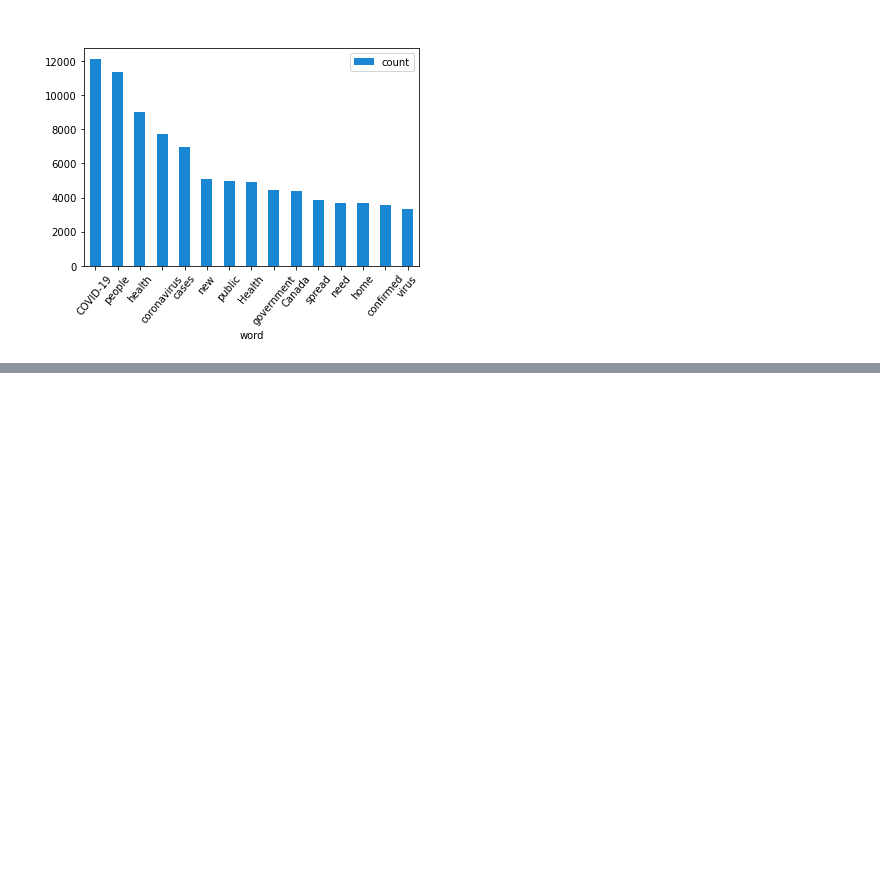
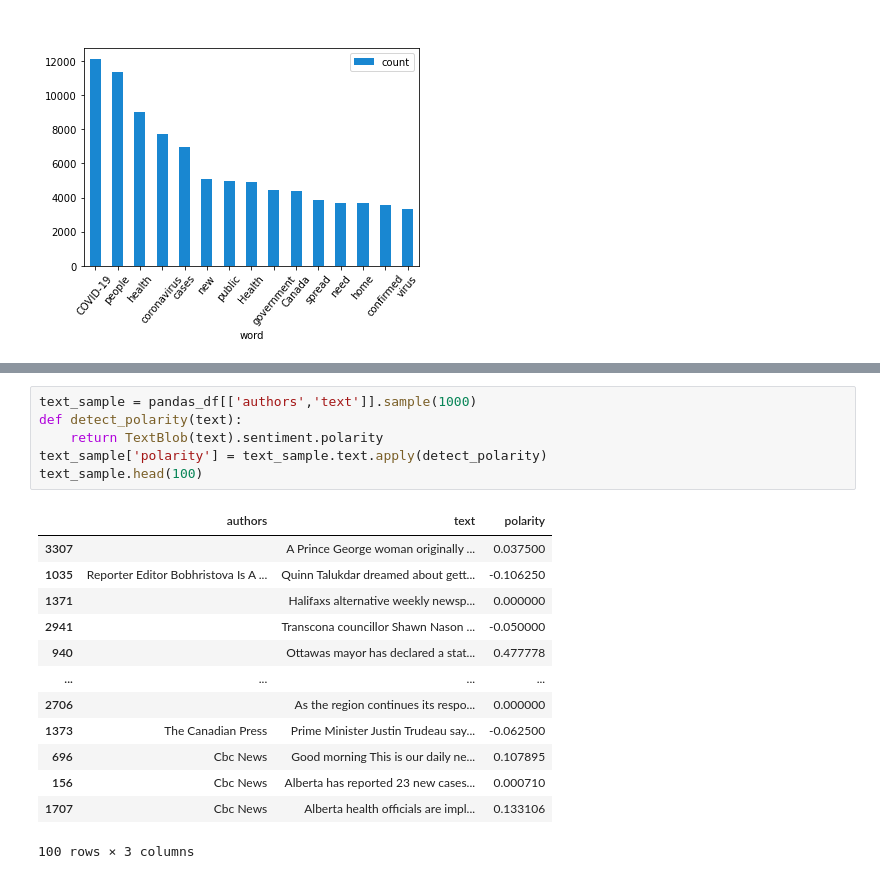
Before and after one commit to FairyGandhi/team-mount-elbert, a Jupyter notebook: Project Code.ipynb, the cells around one changed output, grey strips where cells are left out. Saved outputs shown, nothing was run; the diff lists cells and outputs as text; blank space fills up the shorter version.

```diff
--- a/Project Code.ipynb
+++ b/Project Code.ipynb
@@ -402,0 +421,20 @@ news_df.write.parquet('news_df_parquet')
+# %%
+text_sample = pandas_df[['authors','text']].sample(1000)
+def detect_polarity(text):
+    return TextBlob(text).sentiment.polarity
+text_sample['polarity'] = text_sample.text.apply(detect_polarity)
+text_sample.head(100)
+# %% [output]
+|  | authors | text | polarity |
+| 3307 |  | A Prince George woman originally ... | 0.037500 |
+| 1035 | Reporter Editor Bobhristova Is A ... | Quinn Talukdar dreamed about gett... | -0.106250 |
+| 1371 |  | Halifaxs alternative weekly newsp... | 0.000000 |
+| 2941 |  | Transcona councillor Shawn Nason ... | -0.050000 |
+| 940 |  | Ottawas mayor has declared a stat... | 0.477778 |
+| ... | ... | ... | ... |
+| 2706 |  | As the region continues its respo... | 0.000000 |
+| 1373 | The Canadian Press | Prime Minister Justin Trudeau say... | -0.062500 |
+| 696 | Cbc News | Good morning This is our daily ne... | 0.107895 |
+| 156 | Cbc News | Alberta has reported 23 new cases... | 0.000710 |
+| 1707 | Cbc News | Alberta health officials are impl... | 0.133106 |
+100 rows × 3 columns
```
Also changed, not shown: parts of 13 cells of this notebook.
